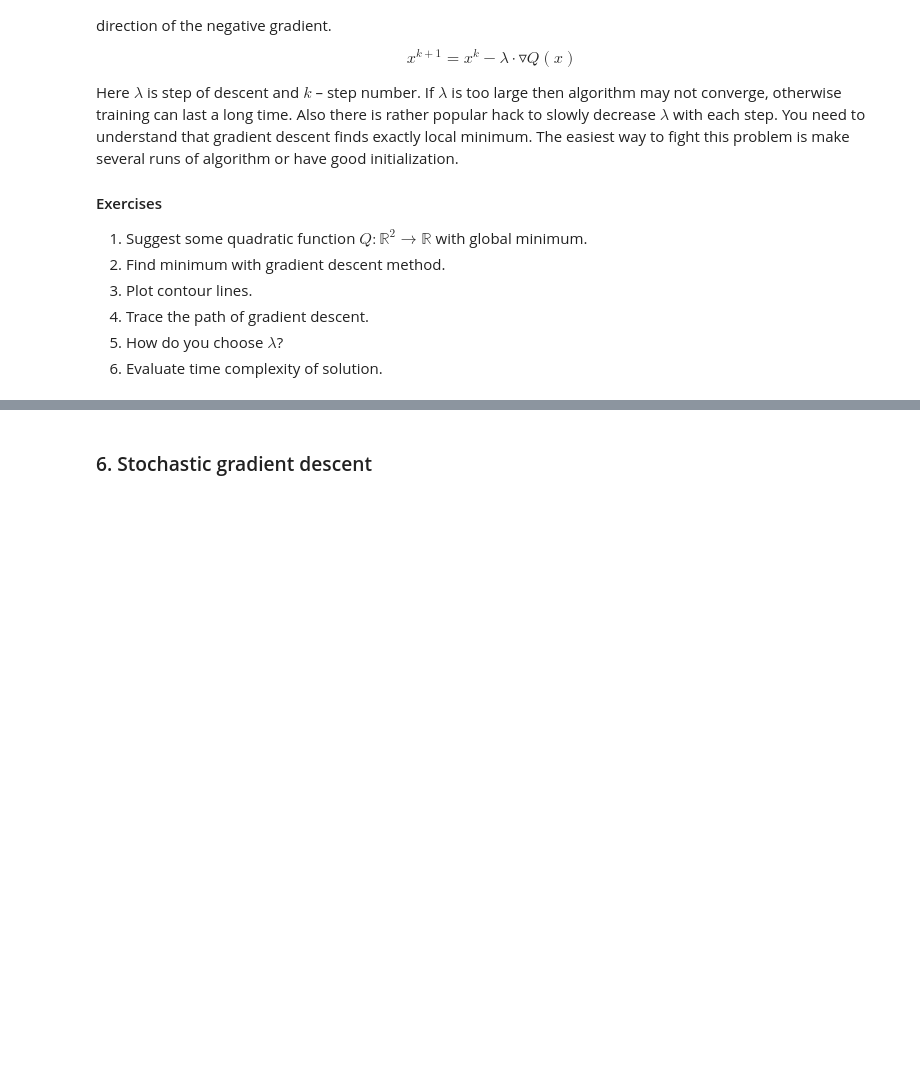
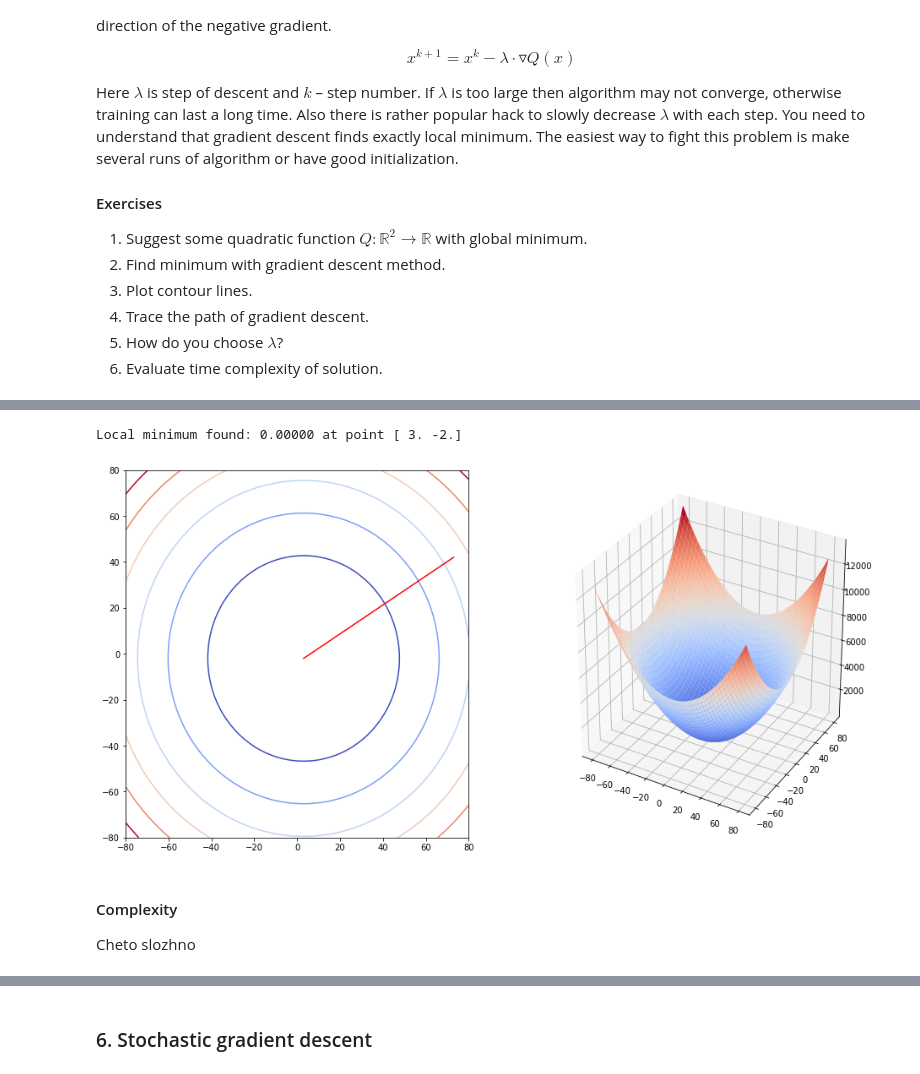
Before and after one commit to puhsu/renju, a Jupyter notebook: labs/lab-1.ipynb, the cells around one changed output, grey strips where cells are left out. Saved outputs shown, nothing was run; the diff lists cells and outputs as text; code cells hidden in the pictures; blank space fills up the shorter version.

```diff
--- a/labs/lab-1.ipynb
+++ b/labs/lab-1.ipynb
@@ -304,2 +319,67 @@ Here $\lambda$ is step of descent and  $k$ – step number. If $\lambda$ is too
+# %%
+step = .01
+iterations_count = 100
+eps = 1e-20
+
+def func(x, y):
+    return (x - 3)**2 + (y + 2)**2
+
+
+def deriv(x, y):
+    return np.array([2*x - 6, 2*y + 4])
+
+
+def gradient_descent(f, df, start_point, plot=None):
+    delta_f = 10
+    cur_point = start_point
+    while delta_f > eps:
+        if plot is not None:
+            plot = np.append(plot, [cur_point], axis=0)
+        gradient = df(*cur_point)
+        new_point = cur_point - step * gradient
+        delta_f = f(*cur_point) - f(*new_point)
+        cur_point = new_point
+    return cur_point, f(*cur_point), plot
+
+
+min_point = np.array([73, 42])
+min_value = func(*min_point)
+
+for i in range(iterations_count):
+    start_point = np.random.rand(1, 2)[0]
+    local_min_point, local_min_value, _ = gradient_descent(func, deriv, start_point)
+    if (local_min_value < min_value):
+        min_value = local_min_value
+        min_point = local_min_point
+
+
+print("Local minimum found: {:.5f} at point {}".format(min_value, min_point))
+# %% [output]
+Local minimum found: 0.00000 at point [ 3. -2.]
+# %%
+x = np.arange(-80.0, 80.0, .1)
+y = np.arange(-80.0, 80.0, .1)
+X, Y = np.meshgrid(x, y)
+Z = func(X, Y)
+
+start_point = np.array([73, 42])
+local_min_point, local_min_value, descent_path = gradient_descent(func, deriv, start_point, plot=np.array([start_point]))
+
+fig = plt.figure(figsize=(16, 8))
+
+ax = fig.add_subplot(121)
+ax.contour(X, Y, Z, cmap=cm.coolwarm)
+ax.plot(descent_path[:,:1], descent_path[:,1:], marker='', color='r')
+
+ax = fig.add_subplot(122, projection='3d')
+ax.plot_surface(X, Y, Z, cmap=cm.coolwarm, linewidth=0)
+
+plt.show()
+# %% [output]
+[figure, added]
+# %% [markdown]
+#### Complexity
+
+Cheto slozhno
 # %% [markdown]
 There is category of function which naive gradient descent works poorly for, e.g. [Rosenbrock function](https://en.wikipedia.org/wiki/Rosenbrock_function).
```
Also changed, not shown: parts of 15 cells of this notebook.
